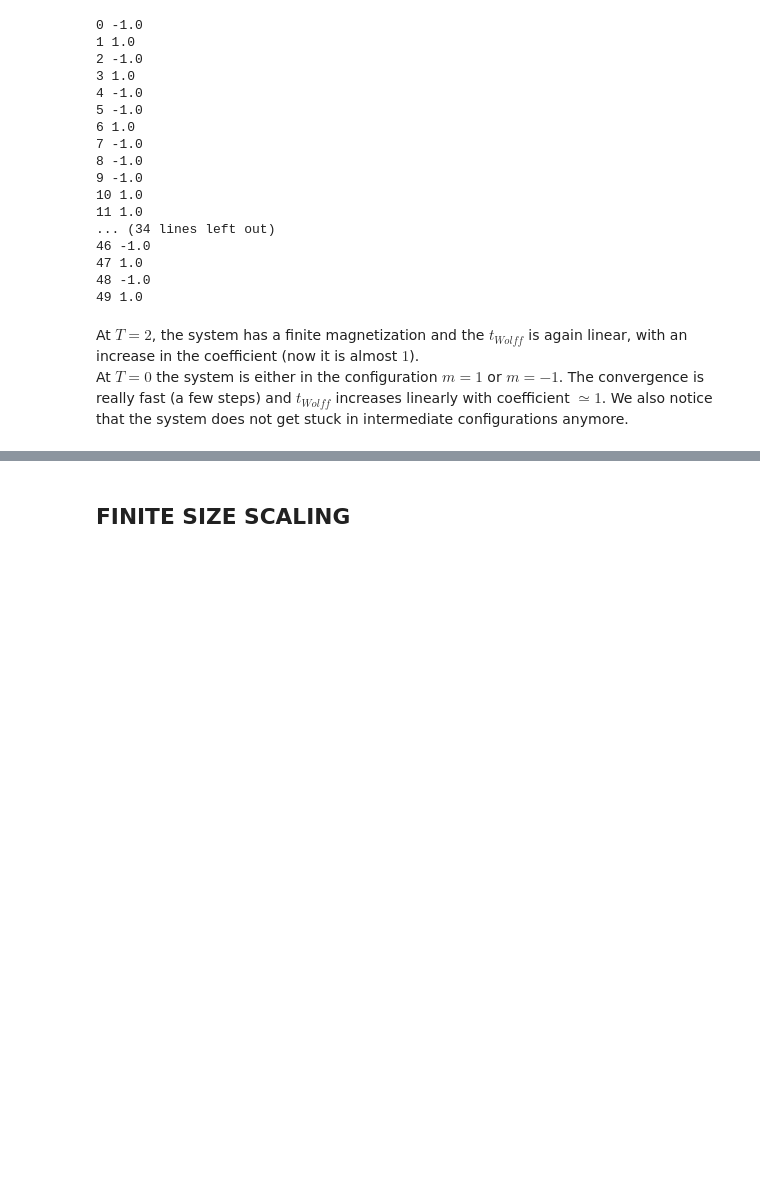
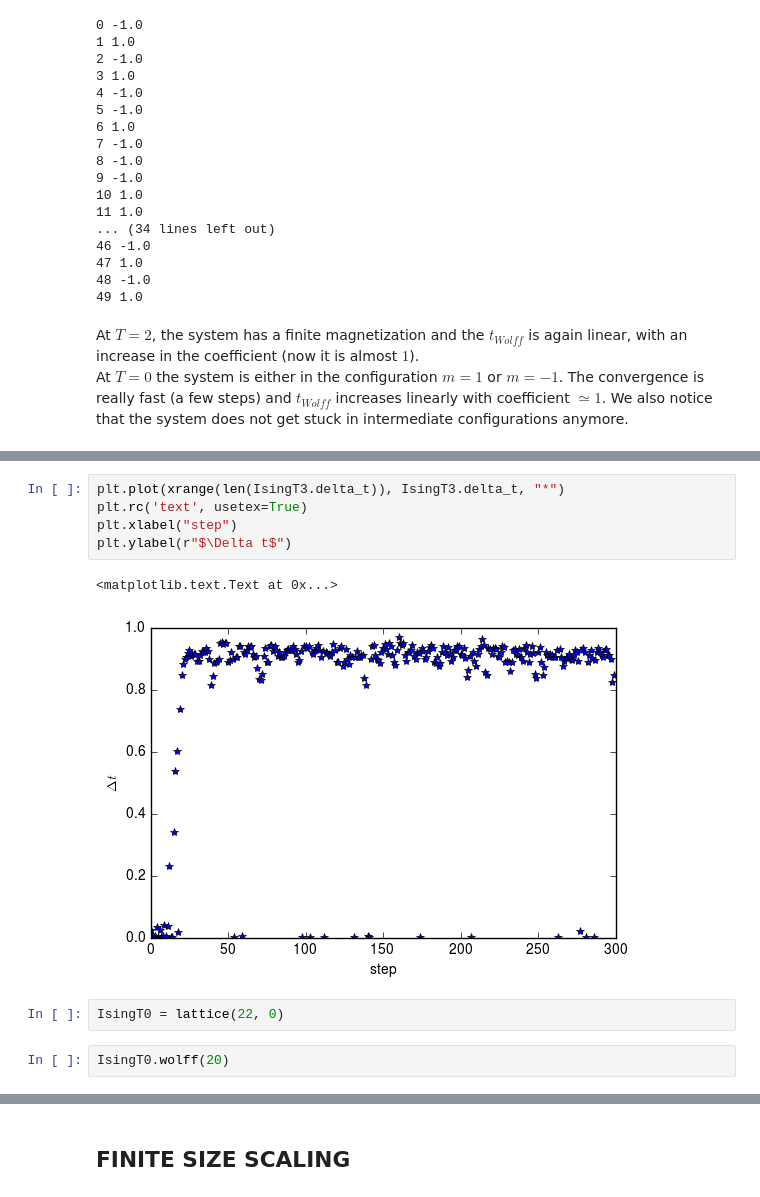
Before and after one commit to DromaninCM/PAS-IPython-notebooks, a Jupyter notebook: homework-4-pas-krzakala.ipynb, the cells around one changed output, grey strips where cells are left out. Cells and saved outputs as stored; diff of their text form; blank space fills up the shorter version.

```diff
--- a/homework-4-pas-krzakala.ipynb
+++ b/homework-4-pas-krzakala.ipynb
@@ -630,0 +663,12 @@ At $T=0$ the system is either in the configuration $m=1$ or $m=-1$. The converge
+# %%
+plt.plot(xrange(len(IsingT3.delta_t)), IsingT3.delta_t, "*")
+plt.rc('text', usetex=True)
+plt.xlabel("step")
+plt.ylabel(r"$\Delta t$")
+# %% [output]
+<matplotlib.text.Text at 0x...>
+[figure, added]
+# %%
+IsingT0 = lattice(22, 0)
+# %%
+IsingT0.wolff(20)
```
Also changed, not shown: parts of 29 cells of this notebook.
